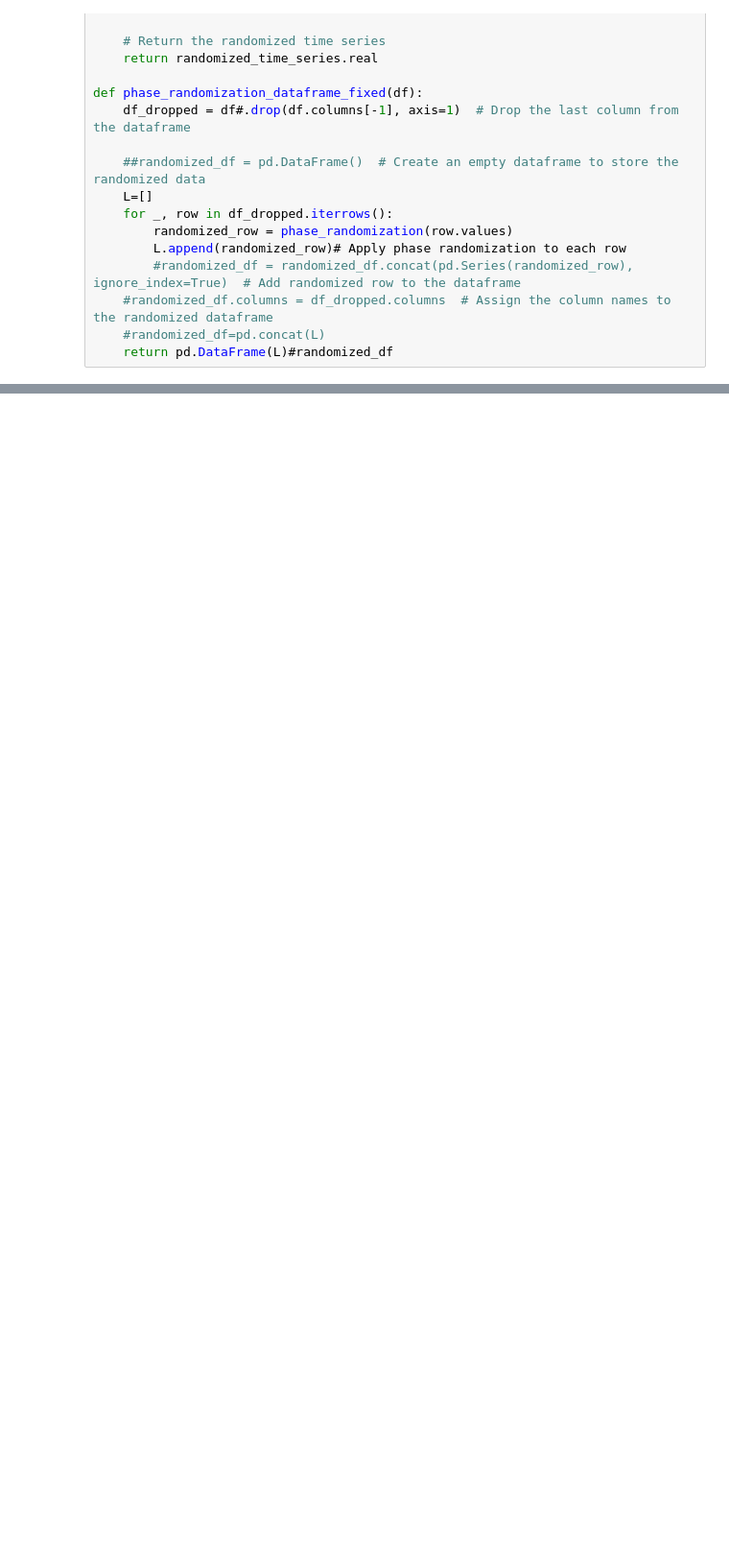
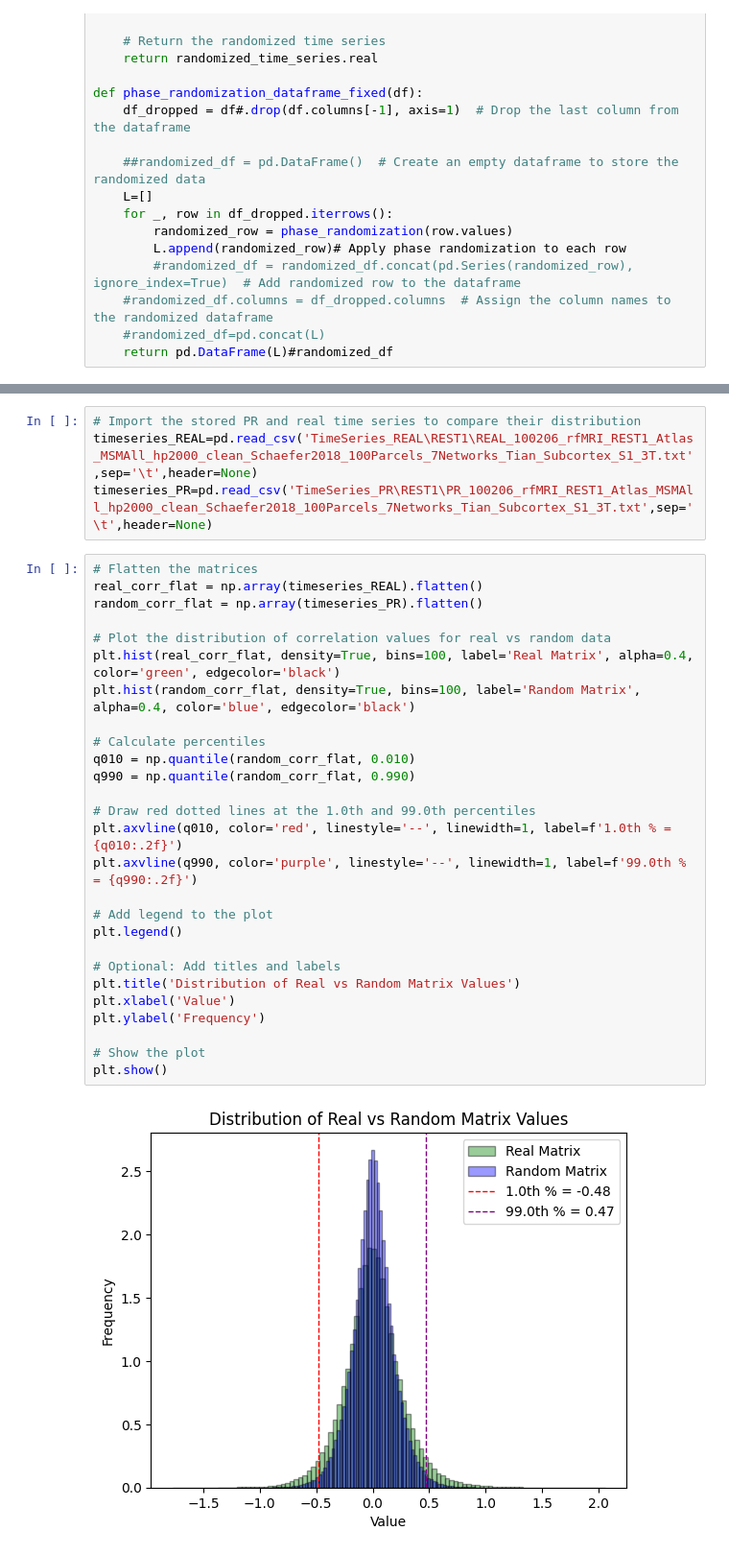
Before and after one commit to cyrilrommens/Free_energy_of_simplicial_complexes, a Jupyter notebook: Create PR data fixed.ipynb, the cells around one changed output, grey strips where cells are left out. Shown at 96% size. Cells and saved outputs as stored; diff of their text form; blank space fills up the shorter version.

```diff
--- a/Create PR data fixed.ipynb
+++ b/Create PR data fixed.ipynb
@@ -71,0 +50,33 @@ for file in path:
+# %%
+# Import the stored PR and real time series to compare their distribution
+timeseries_REAL=pd.read_csv('TimeSeries_REAL\REST1\REAL_100206_rfMRI_REST1_Atlas_MSMAll_hp2000_clean_Schaefer2018_100Parcels_7Networks_Tian_Subcortex_S1_3T.txt',sep='\t',header=None)
+timeseries_PR=pd.read_csv('TimeSeries_PR\REST1\PR_100206_rfMRI_REST1_Atlas_MSMAll_hp2000_clean_Schaefer2018_100Parcels_7Networks_Tian_Subcortex_S1_3T.txt',sep='\t',header=None)
+# %%
+# Flatten the matrices
+real_corr_flat = np.array(timeseries_REAL).flatten()
+random_corr_flat = np.array(timeseries_PR).flatten()
+
+# Plot the distribution of correlation values for real vs random data
+plt.hist(real_corr_flat, density=True, bins=100, label='Real Matrix', alpha=0.4, color='green', edgecolor='black')
+plt.hist(random_corr_flat, density=True, bins=100, label='Random Matrix', alpha=0.4, color='blue', edgecolor='black')
+
+# Calculate percentiles
+q010 = np.quantile(random_corr_flat, 0.010)
+q990 = np.quantile(random_corr_flat, 0.990)
+
+# Draw red dotted lines at the 1.0th and 99.0th percentiles
+plt.axvline(q010, color='red', linestyle='--', linewidth=1, label=f'1.0th % = {q010:.2f}')
+plt.axvline(q990, color='purple', linestyle='--', linewidth=1, label=f'99.0th % = {q990:.2f}')
+
+# Add legend to the plot
+plt.legend()
+
+# Optional: Add titles and labels
+plt.title('Distribution of Real vs Random Matrix Values')
+plt.xlabel('Value')
+plt.ylabel('Frequency')
+
+# Show the plot
+plt.show()
+# %% [output]
+[figure, added]
```
Also changed, not shown: parts of 7 cells of this notebook, 3 other files.
